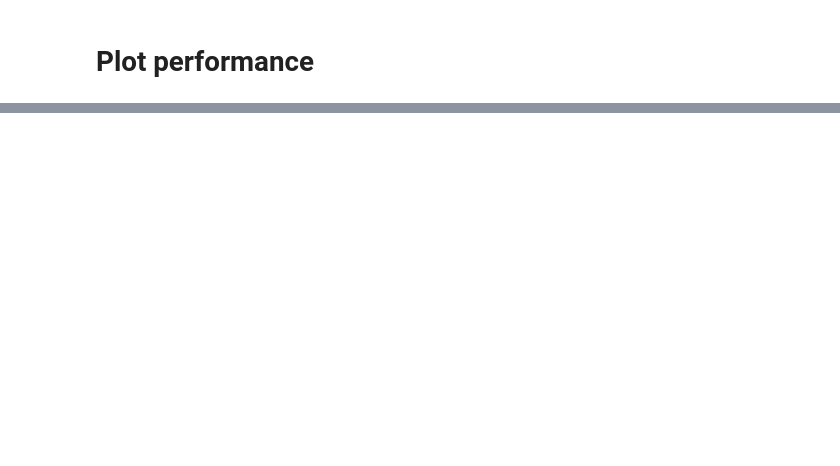
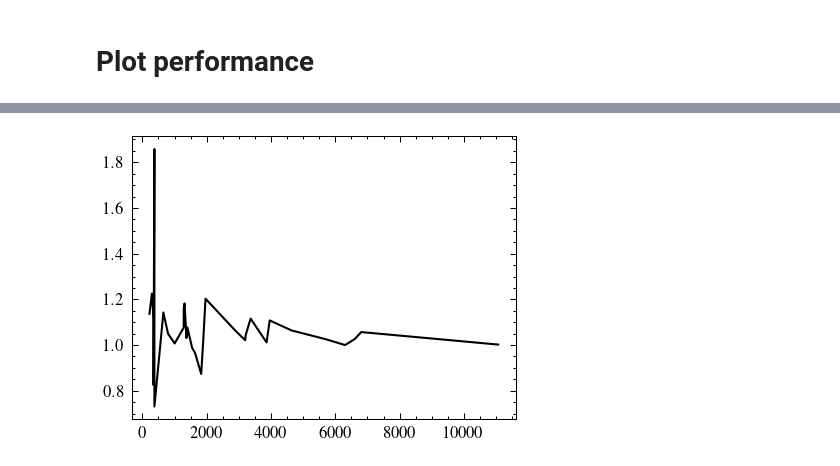
Before and after one commit to kobybibas/cactus, a Jupyter notebook: notebooks/evaluate_model.ipynb, the cells around one changed output, grey strips where cells are left out. Saved outputs shown, nothing was run; the diff lists cells and outputs as text; code cells hidden in the pictures; blank space fills up the shorter version.

```diff
--- a/notebooks/evaluate_model.ipynb
+++ b/notebooks/evaluate_model.ipynb
@@ -366,0 +108,7 @@ print(df.round(2))
+# %%
+import pandas as pd
+df = pd.read_pickle('/home/ubuntu/cactus/outputs/pinterest/df_test.pkl')
+cf_df=pd.read_pickle('/home/ubuntu/cactus/outputs/pinterest/cf_df.pkl')
+cf_df["asin"] =cf_df["asin"].astype(df["asin"].dtype)
+
+df = pd.merge(df, cf_df, on=["asin"], how="inner")
@@ -366,0 +146,11 @@ print(df.round(2))
+# %%
+intercations = df['num_intercations'].to_numpy()[:,np.newaxis]
+
+ap_a = average_precision_score(labels,preds_a,average=None)
+ap_b = average_precision_score(labels,preds_b,average=None)
+ratio = ap_b/ap_a
+
+intercations_per_category = (labels * intercations).sum(axis=0)
+idxs = np.argsort(intercations_per_category)[::-1]
+intercations_per_category = intercations_per_category[idxs]
+ratio = ratio[idxs]
@@ -366,0 +171,6 @@ print(df.round(2))
+# %%
+fig, ax= plt.subplots(1,1,dpi=150)
+plt.plot(intercations_per_category,ratio)
+plt.show()
+# %% [output]
+[figure, added]
```
Also changed, not shown: parts of 24 cells of this notebook, 8 other files.
